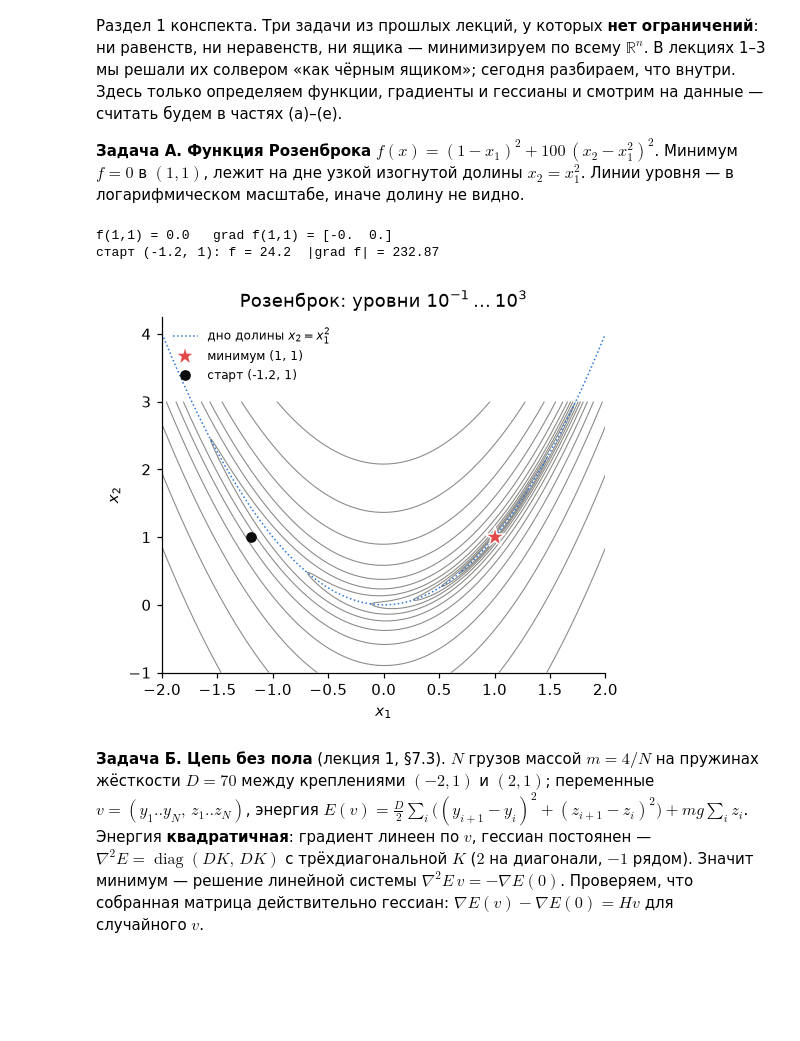
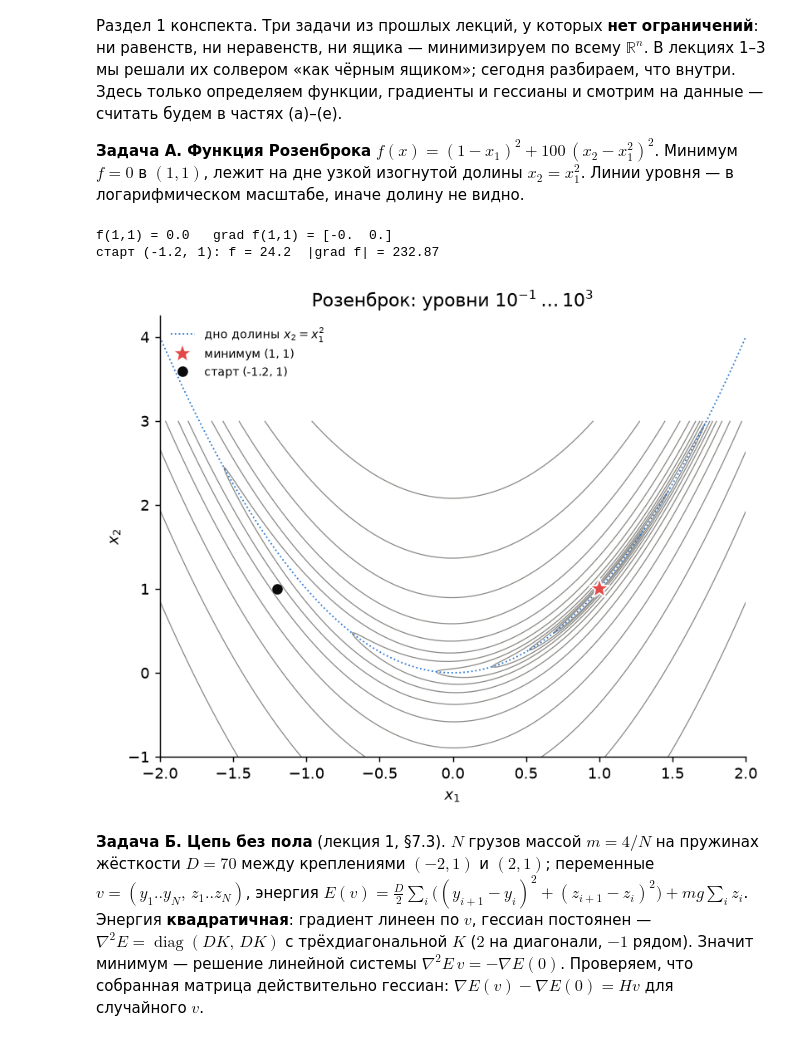
Before and after one commit to IlyaChichkanov/Numerical-Optimization, a Jupyter notebook: lectures/lecture04/demo04.ipynb, the cells around one changed output. Cells and saved outputs as stored; diff of their text form; code cells hidden in the pictures; blank space fills up the shorter version.

```diff
--- a/lectures/lecture04/demo04.ipynb
+++ b/lectures/lecture04/demo04.ipynb
@@ -18,7 +18,7 @@ import numpy as np
 import matplotlib.pyplot as plt
 
 BLUE, ORANGE, AQUA, RED, GRAY, INK = "#2a78d6", "#eb6834", "#1baf7a", "#e34948", "#8a8985", "#0b0b0b"
-plt.rcParams.update({"figure.dpi": 110, "axes.spines.top": False, "axes.spines.right": False,
+plt.rcParams.update({"figure.dpi": 130, "axes.spines.top": False, "axes.spines.right": False,
                      "axes.grid": True, "grid.alpha": 0.2, "legend.frameon": False})
 
 
@@ -59,27 +59,27 @@ def newton(grad, hess, x0, tol=1e-10, maxit=50):
 # %%
 rosen = lambda x: (1 - x[0])**2 + 100 * (x[1] - x[0]**2)**2
 rosen_grad = lambda x: np.array([-2 * (1 - x[0]) - 400 * x[0] * (x[1] - x[0]**2), 200 * (x[1] - x[0]**2)])
 rosen_hess = lambda x: np.array([[2 - 400 * x[1] + 1200 * x[0]**2, -400 * x[0]], [-400 * x[0], 200]])
 
 x_star = np.array([1.0, 1.0])
 print("f(1,1) =", rosen(x_star), "  grad f(1,1) =", rosen_grad(x_star))
 print("старт (-1.2, 1): f =", round(rosen(np.array([-1.2, 1.0])), 3), " |grad f| =", np.linalg.norm(rosen_grad(np.array([-1.2, 1.0]))).round(2))
 
 xs, ys = np.linspace(-2, 2, 400), np.linspace(-1, 3, 400)
 X1, X2 = np.meshgrid(xs, ys)
 F_rosen = (1 - X1)**2 + 100 * (X2 - X1**2)**2
 
-fig, ax = plt.subplots(figsize=(5.2, 4.2))
+fig, ax = plt.subplots(figsize=(7, 5.3))
 ax.contour(X1, X2, F_rosen, levels=np.logspace(-1, 3, 12), colors=[GRAY], linewidths=0.7)
 ax.plot(xs, xs**2, ls=":", color=BLUE, lw=1, label="дно долины $x_2=x_1^2$")
 ax.plot(1, 1, "*", ms=14, color=RED, mec="white", label="минимум (1, 1)")
 ax.plot(-1.2, 1, "o", color=INK, label="старт (-1.2, 1)")
 ax.set(xlabel="$x_1$", ylabel="$x_2$", title="Розенброк: уровни $10^{-1}\dots10^{3}$"); ax.legend(loc="upper left", fontsize=8); ax.grid(False)
 plt.show()
 # %% [output]
 f(1,1) = 0.0   grad f(1,1) = [-0.  0.]
 старт (-1.2, 1): f = 24.2  |grad f| = 232.87
-[figure, old version]
+[figure, new version]
 # %% [markdown]
 **Задача Б. Цепь без пола** (лекция 1, §7.3). $N$ грузов массой $m=4/N$ на пружинах жёсткости $D=70$ между креплениями $(-2,1)$ и $(2,1)$; переменные $v=(y_1..y_N,\,z_1..z_N)$, энергия $E(v)=\tfrac D2\sum_i\big((y_{i+1}-y_i)^2+(z_{i+1}-z_i)^2\big)+mg\sum_i z_i$. Энергия **квадратичная**: градиент линеен по $v$, гессиан постоянен — $\nabla^2E=\operatorname{diag}(DK,\,DK)$ с трёхдиагональной $K$ ($2$ на диагонали, $-1$ рядом). Значит минимум — решение линейной системы $\nabla^2E\,v=-\nabla E(0)$. Проверяем, что собранная матрица действительно гессиан: $\nabla E(v)-\nabla E(0)=Hv$ для случайного $v$.
 # %%
```
Also changed, not shown: parts of 10 cells of this notebook, 12 other files.
